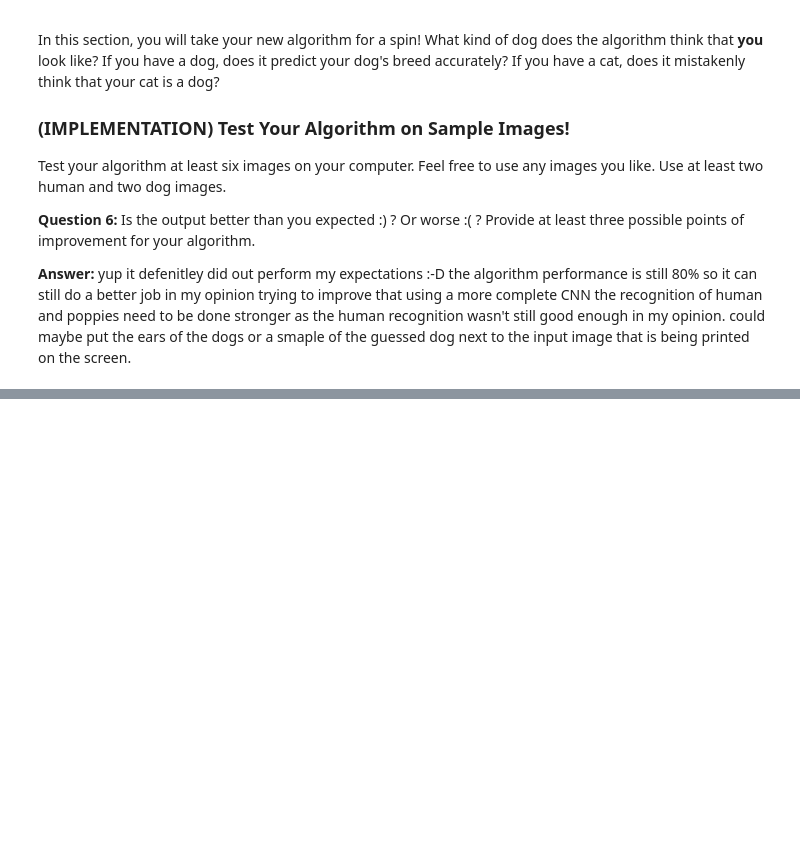
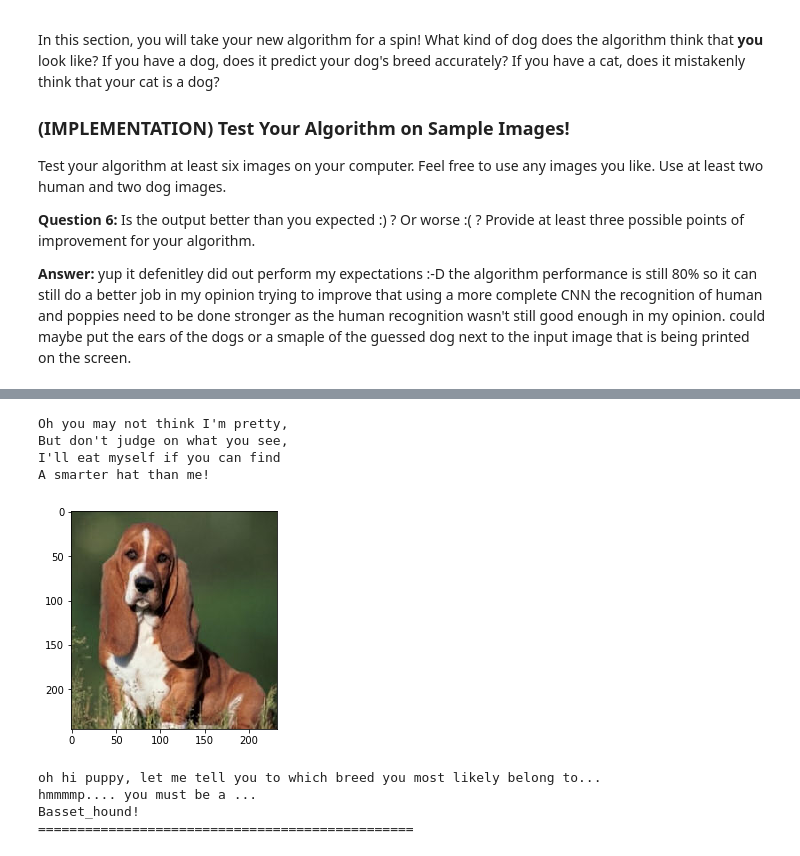
Before and after one commit to MehranIr/dog-project, a Jupyter notebook: dog_app.ipynb, the cells around one changed output, grey strips where cells are left out. Saved outputs shown, nothing was run; the diff lists cells and outputs as text; code cells hidden in the pictures; blank space fills up the shorter version.

```diff
--- a/dog_app.ipynb
+++ b/dog_app.ipynb
@@ -825,0 +818,12 @@ Xoloitzcuintli!
+# %%
+sorting_hat('testing_images/test1/Basset_hound_01097.jpg')
+# %% [output]
+Oh you may not think I'm pretty,
+But don't judge on what you see,
+I'll eat myself if you can find
+A smarter hat than me!
+[figure, added]
+oh hi puppy, let me tell you to which breed you most likely belong to...
+hmmmmp.... you must be a ...
+Basset_hound!
+================================================
```
Also changed, not shown: parts of 20 cells of this notebook.
